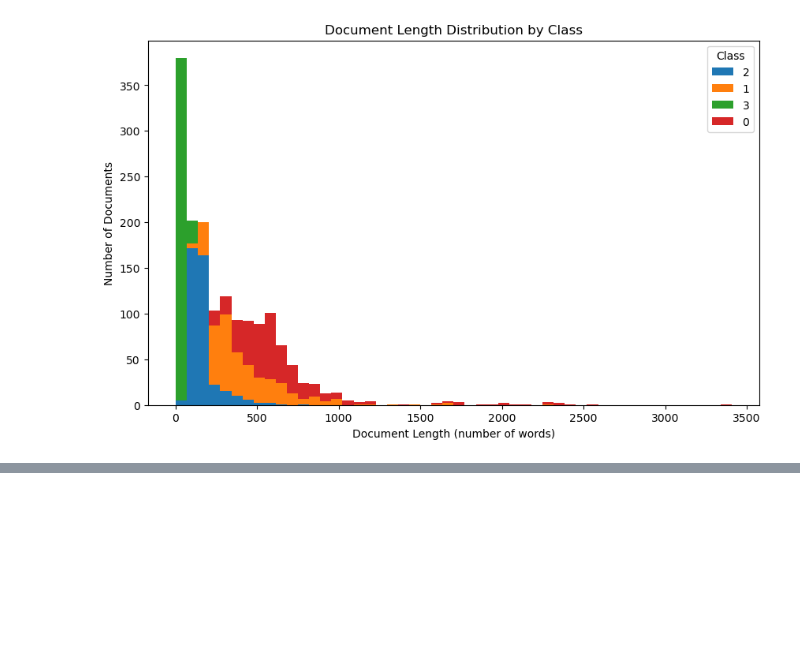
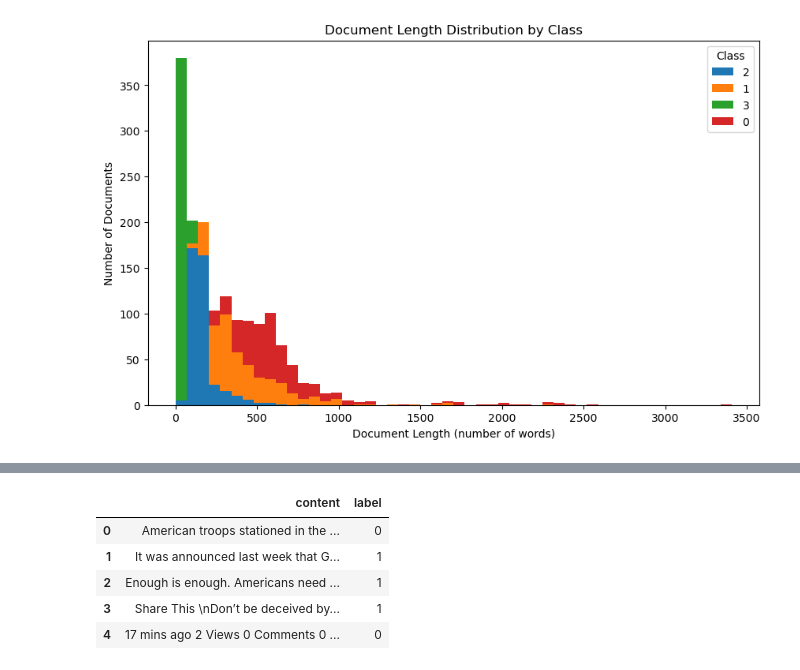
Before and after one commit to nuttymakes/TruthLens, a Jupyter notebook: Data/TruthLens Data Cleaning.ipynb, the cells around one changed output, grey strips where cells are left out. Saved outputs shown, nothing was run; the diff lists cells and outputs as text; code cells hidden in the pictures; blank space fills up the shorter version.

```diff
--- a/Data/TruthLens Data Cleaning.ipynb
+++ b/Data/TruthLens Data Cleaning.ipynb
@@ -637,0 +624,24 @@ plt.show()
+# %%
+fake_df = pd.read_csv('DataSet_Misinfo_FAKE.csv')
+fake_df = fake_df.sample(n=250, random_state=123).copy()
+fake_df.drop(columns=['Unnamed: 0'], inplace=True)
+fake_df['label'] = 1
+true_df = pd.read_csv('DataSet_Misinfo_TRUE.csv')
+true_df = fake_df.sample(n=250, random_state=123).copy()
+true_df['label'] = 0
+#combine the dataframes
+data = pd.concat([true_df, fake_df], ignore_index=True)
+#shuffle the dataset
+data = data.sample(frac=1, random_state=999).reset_index(drop=True)
+#rename column
+data = data.rename(columns={"text": "content"})
+#store
+data.to_csv('ExtraDataset.csv', index=False)
+data.head()
+# %% [output]
+|  | content | label |
+| 0 | American troops stationed in the ... | 0 |
+| 1 | It was announced last week that G... | 1 |
+| 2 | Enough is enough. Americans need ... | 1 |
+| 3 | Share This \nDon’t be deceived by... | 1 |
+| 4 | 17 mins ago 2 Views 0 Comments 0 ... | 0 |
```
Also changed, not shown: parts of 12 cells of this notebook, 5 other files.
